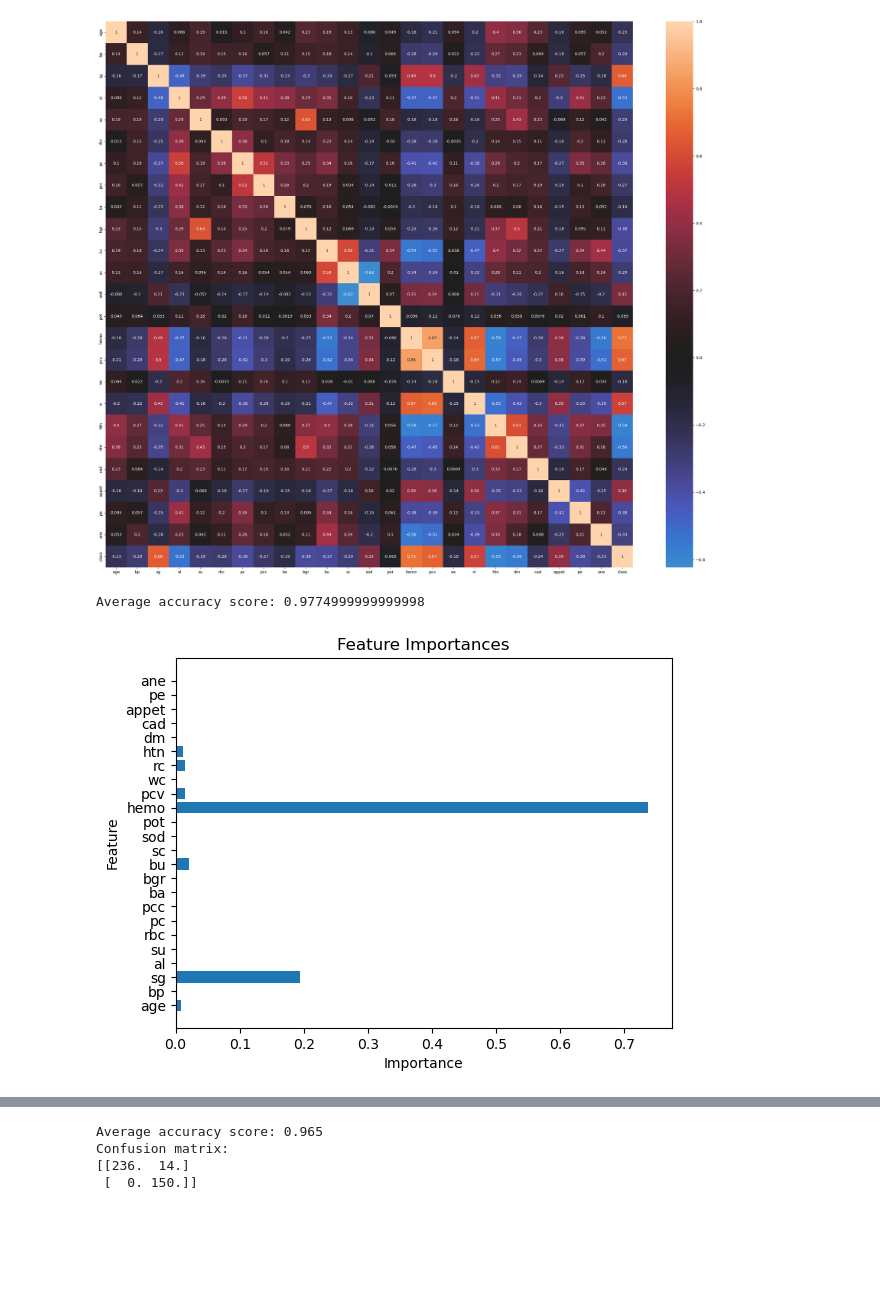
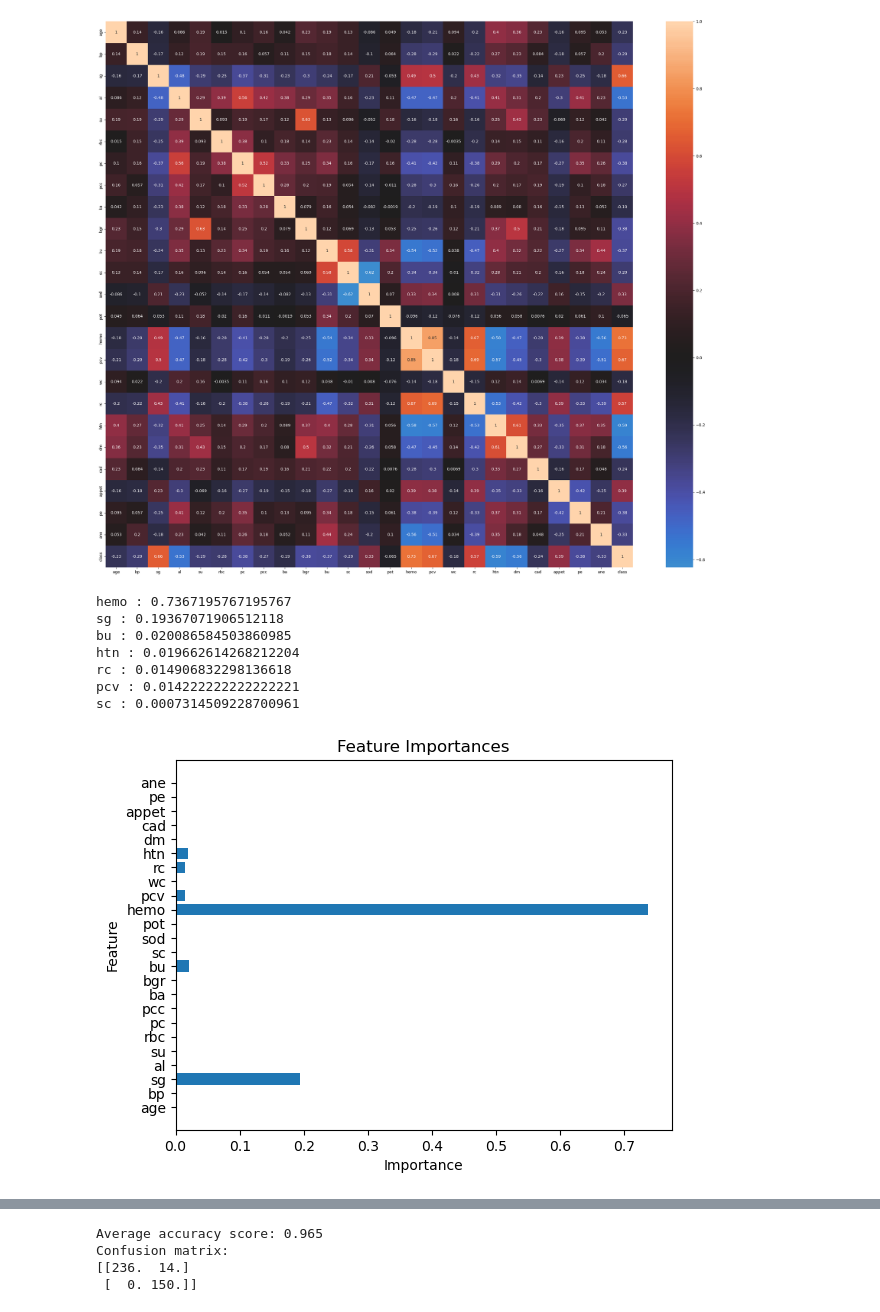
Before and after one commit to praveen3225/ML_PROJECT_CKD-Prediction, a Jupyter notebook: MINI PROJECT/miniproject.ipynb, the cells around one changed output, grey strips where cells are left out. Drawn from its saved outputs; the diff is of its cells as text; code cells hidden in the pictures; blank space fills up the shorter version.

```diff
--- a/MINI PROJECT/miniproject.ipynb
+++ b/MINI PROJECT/miniproject.ipynb
@@ -199,28 +206,44 @@ y = dataset['class']
 # %%
-dt = DecisionTreeClassifier()
+dt = DecisionTreeClassifier(random_state=42)
 kf = KFold(n_splits=10, shuffle=True, random_state=42)
 scores = []
 for train_index, test_index in kf.split(X):
     X_train, X_test = X.iloc[train_index], X.iloc[test_index]
     y_train, y_test = y.iloc[train_index], y.iloc[test_index]
     dt.fit(X_train, y_train)
     y_pred = dt.predict(X_test)
     scores.append(accuracy_score(y_test, y_pred))
 print("\n")
-print("Average accuracy score:", sum(scores)/len(scores))
-print("\n")
-
+#print("Average accuracy score:", sum(scores)/len(scores))
+#print("\n")
 
 importances = dt.feature_importances_
 features = X.columns.tolist()
+
+# Create a dictionary that maps feature names to importance scores
+importance_dict = {features[i]: importances[i] for i in range(len(features))}
+
+# Sort the dictionary by importance scores in descending order
+sorted_dict = sorted(importance_dict.items(), key=lambda x: x[1], reverse=True)
+
+for i in range(7):
+    print(sorted_dict[i][0], ":", sorted_dict[i][1])
+
+
 plt.barh(features, importances)
 plt.xlabel("Importance")
 plt.ylabel("Feature")
 plt.title("Feature Importances")
 plt.show()
 # %% [output]
-Average accuracy score: 0.9774999999999998
+hemo : 0.7367195767195767
+sg : 0.19367071906512118
+bu : 0.020086584503860985
+htn : 0.019662614268212204
+rc : 0.014906832298136618
+pcv : 0.014222222222222221
+sc : 0.0007314509228700961
-[figure, old version]
+[figure, new version]
 # %%
 y_true = []
 y_pred = []
```
Also changed, not shown: parts of 24 cells of this notebook.
